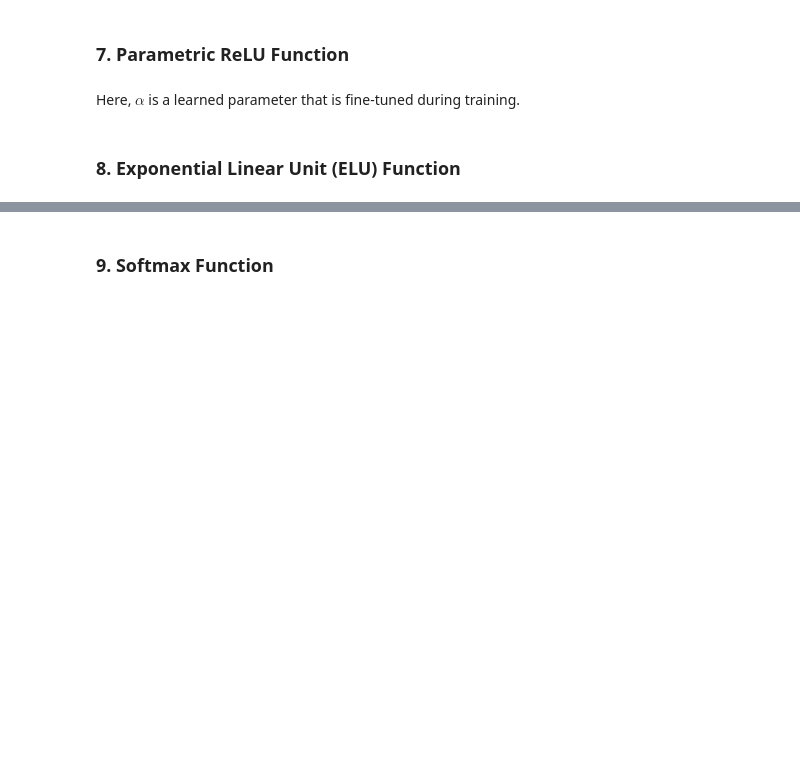
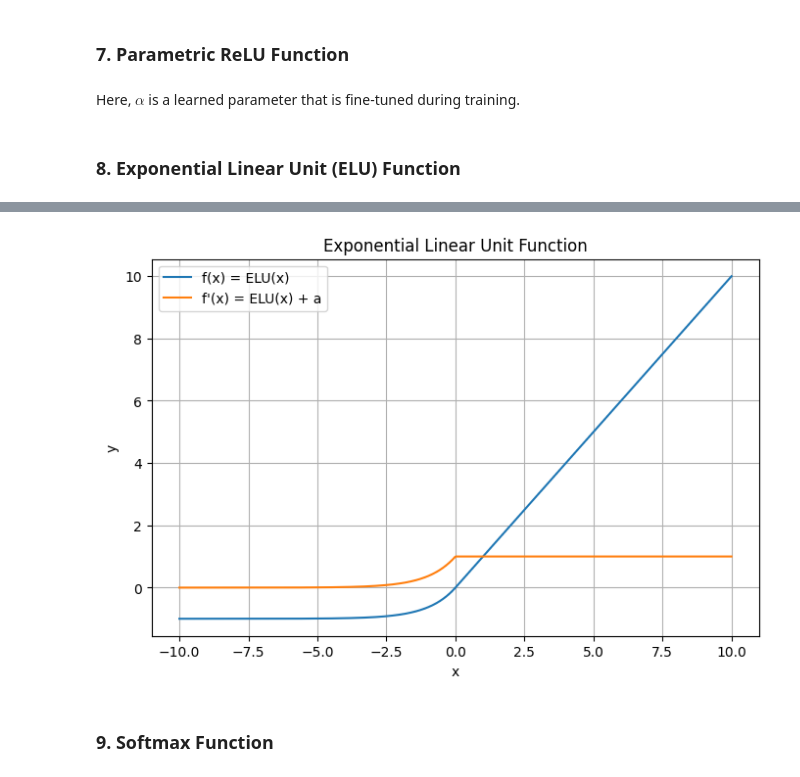
Before and after one commit to ikabrain/UCS761-Deep-Learning-Lab, a Jupyter notebook: DL_assign5.ipynb, the cells around one changed output, grey strips where cells are left out. Cells and saved outputs as stored; diff of their text form; code cells hidden in the pictures; blank space fills up the shorter version.

```diff
--- a/DL_assign5.ipynb
+++ b/DL_assign5.ipynb
@@ -311,2 +332,34 @@ class PReLU(Activation):
+# %%
+class ELU(Activation):
+    def __init__(self, alpha=1.0):
+        self.alpha = alpha
+
+    def forward(self, X):
+        self.X = X
+        return np.where(
+            X >= 0,
+            X,
+            self.alpha * (np.exp(X) - 1)
+        ).astype(np.float32)
+
+    def derivative(self, X=None):
+        if X is None:
+            X = self.X
+        return np.where(
+            X >= 0,
+            1.0,
+            self.alpha * np.exp(X)
+        ).astype(np.float32)
+
+    def backward(self, dA):
+        return dA * self.derivative()
+# %%
+# Smooth negative region helps gradient flow better
+plt.figure(figsize=(8, 5))
+elu = ELU()
+elu.plot(-10, 10, 1000, "Exponential Linear Unit Function", "f(x) = ELU(x)", "f'(x) = ELU(x) + a")
+plt.show()
+# %% [output]
+[figure, added]
 # %% [markdown]
 ### 9. Softmax Function
```
Also changed, not shown: parts of 6 cells of this notebook.
